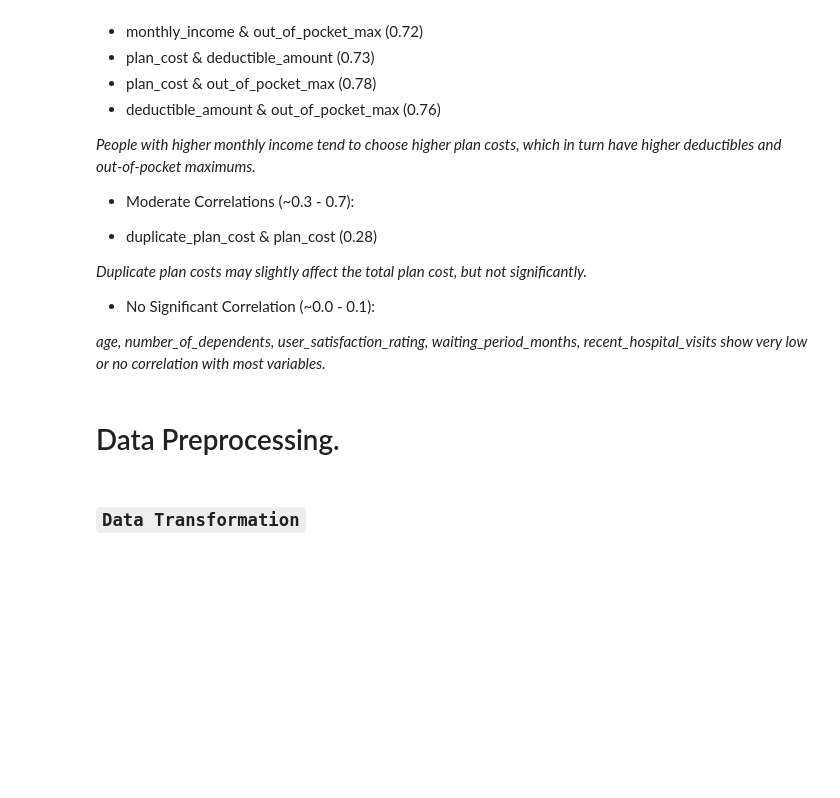
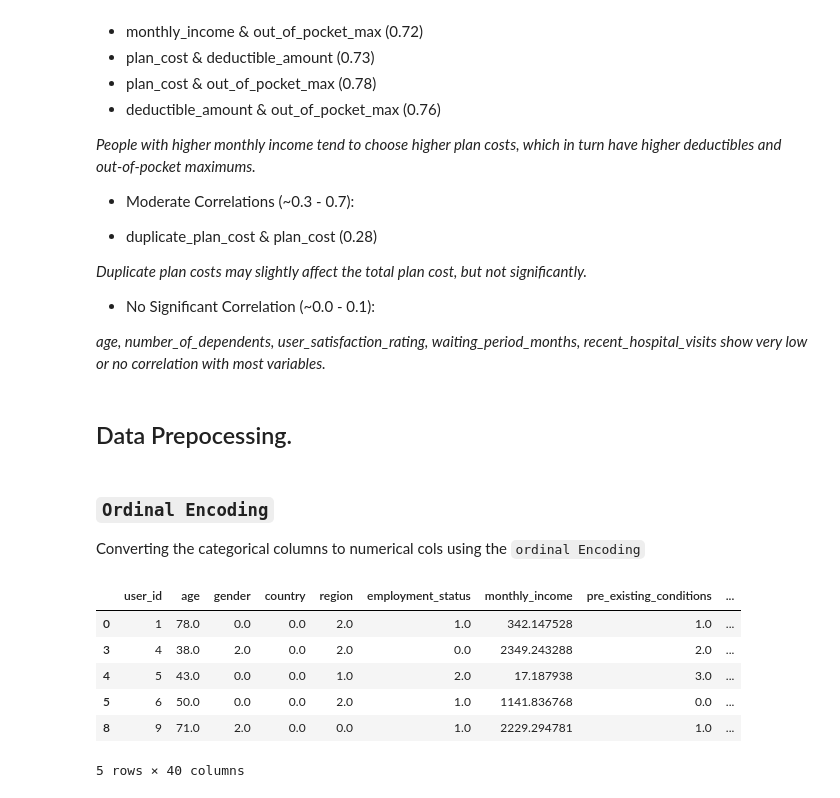
Before and after one commit to ruth-kitasi/Health-Insurance-Recommender-System, a Jupyter notebook: index.ipynb, the cells around one changed output. Drawn from its saved outputs; the diff is of its cells as text; code cells hidden in the pictures; blank space fills up the shorter version.

Commit message:
data preprocessing

```diff
--- a/index.ipynb
+++ b/index.ipynb
@@ -509,6 +515,37 @@ Strong Positive Correlations (Above 0.7):
 
 *age, number_of_dependents, user_satisfaction_rating, waiting_period_months, recent_hospital_visits show very low or no correlation with most variables.*
 # %% [markdown]
-# Data Preprocessing.
+## Data Prepocessing.
-# %% [markdown]
-### `Data Transformation`
+# %% [markdown]
+### `Ordinal Encoding`
+
+Converting the categorical columns to numerical cols using the `ordinal Encoding`
+# %%
+import pandas as pd
+from sklearn.preprocessing import OrdinalEncoder
+
+# Selecting categorical columns
+categorical_cols = df.select_dtypes(include=['object'])
+
+# Initializing Ordinal Encoder
+Ordinal_encoder = OrdinalEncoder()
+
+# Applying ordinal encoding on categorical columns
+categorical_cols_encoded = Ordinal_encoder.fit_transform(categorical_cols)
+
+# Converting encoded data back to a DataFrame
+categorical_cols_encoded = pd.DataFrame(categorical_cols_encoded, columns=categorical_cols.columns)
+
+# Replacing original categorical columns in df with encoded values
+df[categorical_cols.columns] = categorical_cols_encoded.astype(int)
+
+# Display the last few rows
+df.head()
+# %% [output]
+|  | user_id | age | gender | country | region | employment_status | monthly_income | pre_existing_conditions | ... |
+| 0 | 1 | 78.0 | 0.0 | 0.0 | 2.0 | 1.0 | 342.147528 | 1.0 | ... |
+| 3 | 4 | 38.0 | 2.0 | 0.0 | 2.0 | 0.0 | 2349.243288 | 2.0 | ... |
+| 4 | 5 | 43.0 | 0.0 | 0.0 | 1.0 | 2.0 | 17.187938 | 3.0 | ... |
+| 5 | 6 | 50.0 | 0.0 | 0.0 | 2.0 | 1.0 | 1141.836768 | 0.0 | ... |
+| 8 | 9 | 71.0 | 2.0 | 0.0 | 0.0 | 1.0 | 2229.294781 | 1.0 | ... |
+5 rows × 40 columns
```
Also changed, not shown: parts of 11 cells of this notebook, 1 other file.
